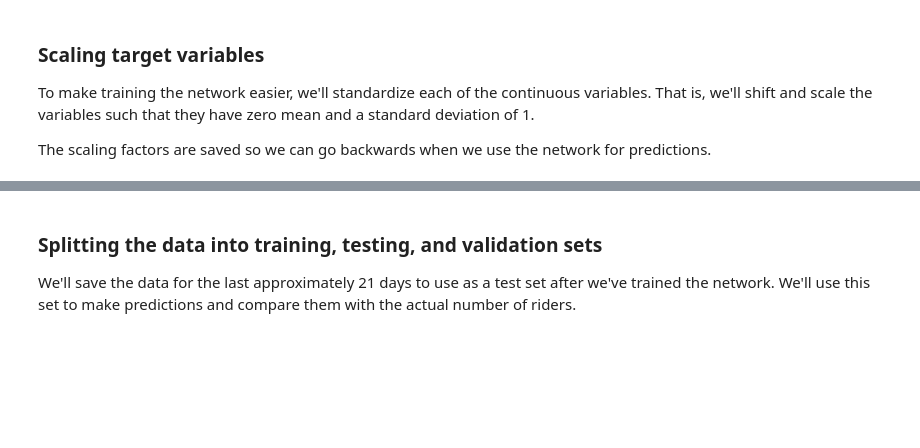
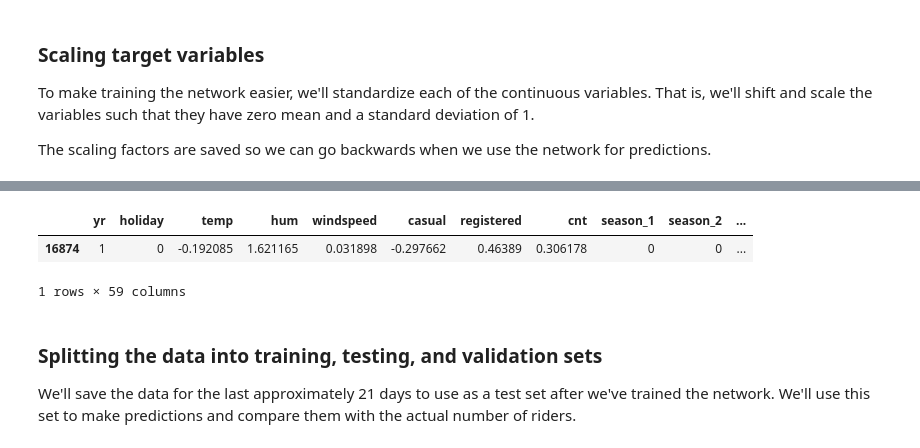
Before and after one commit to PRkudupu/deep_learning_labs, a Jupyter notebook: project-bikesharing/daily_bike_sharing_rentership.ipynb, the cells around one changed output, grey strips where cells are left out. Drawn from its saved outputs; the diff is of its cells as text; code cells hidden in the pictures; blank space fills up the shorter version.

```diff
--- a/project-bikesharing/Predicting_bike_sharing_data.ipynb
+++ b/project-bikesharing/daily_bike_sharing_rentership.ipynb
@@ -261,3 +235,9 @@ See the caveats in the documentation: http://pandas.pydata.org/pandas-docs/stabl
+# %%
+data.tail(1)
+# %% [output]
+|  | yr | holiday | temp | hum | windspeed | casual | registered | cnt | season_1 | season_2 | ... |
+| 16874 | 1 | 0 | -0.192085 | 1.621165 | 0.031898 | -0.297662 | 0.46389 | 0.306178 | 0 | 0 | ... |
+1 rows × 59 columns
 # %% [markdown]
 ### Splitting the data into training, testing, and validation sets
 
```
Also changed, not shown: parts of 7 cells of this notebook, 1 other file.
